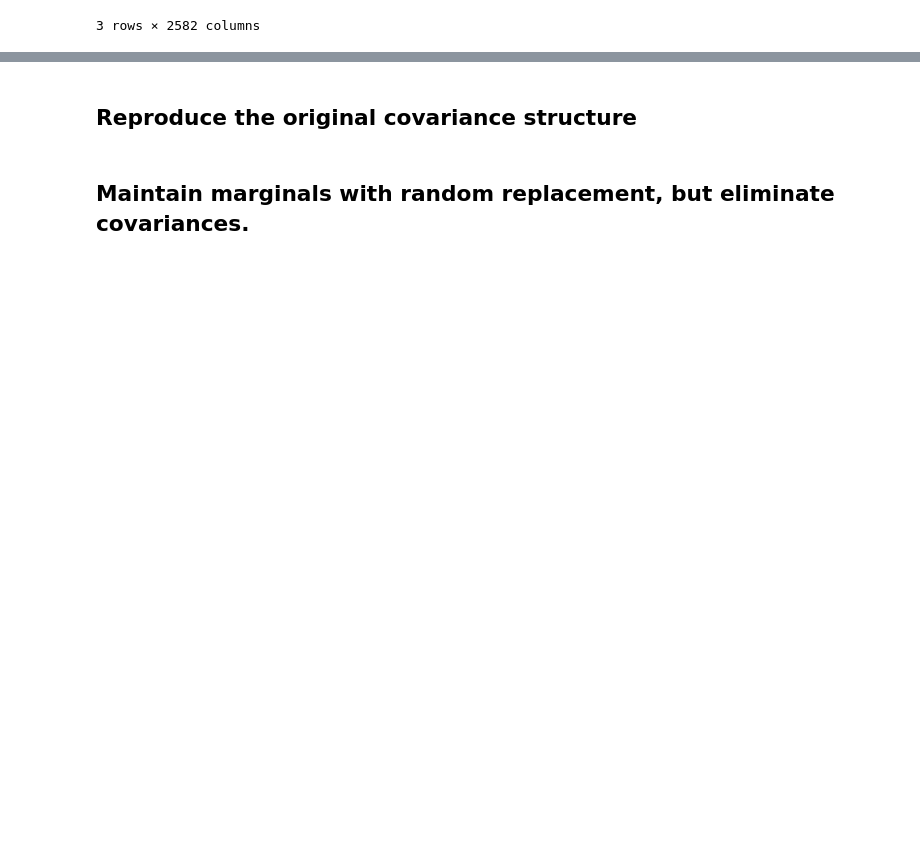
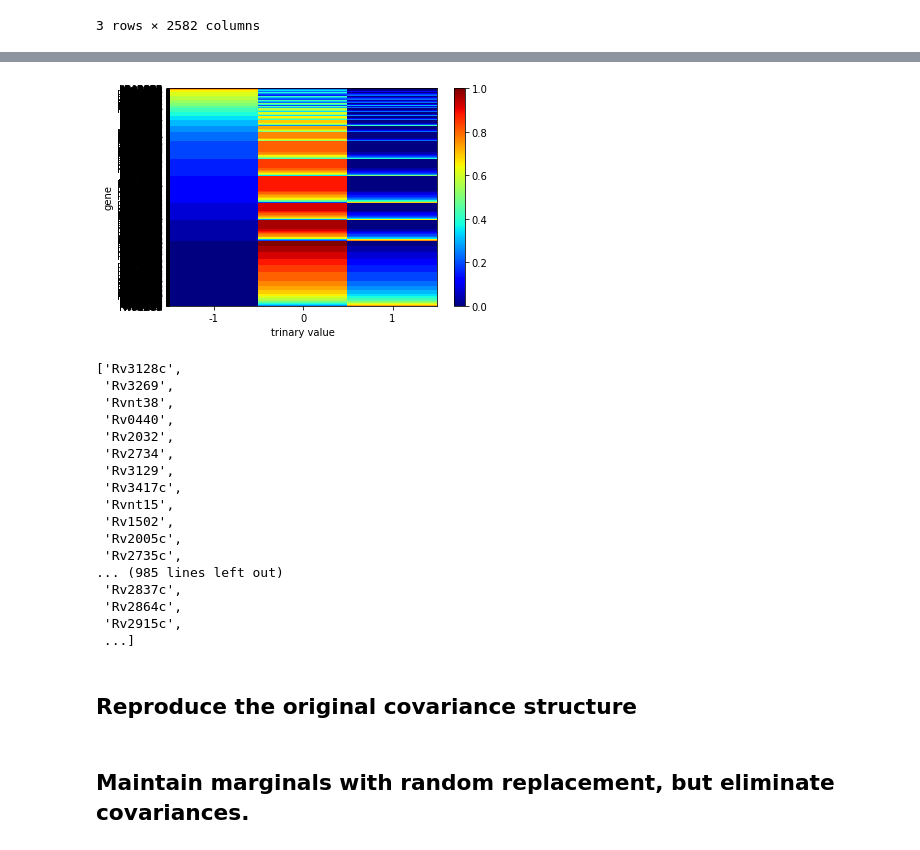
Before and after one commit to uwescience/old_xstate, a Jupyter notebook: notebooks/Evaluate Synthetic Data.ipynb, the cells around one changed output, grey strips where cells are left out. Drawn from its saved outputs; the diff is of its cells as text; code cells hidden in the pictures; blank space fills up the shorter version.

```diff
--- a/notebooks/Evaluate Synthetic Data.ipynb
+++ b/notebooks/Evaluate Synthetic Data.ipynb
@@ -44,3 +48,24 @@ density_raw.df.head()
+# %%
+_ = density_raw.plotMarginals(xlabel="trinary value", ylabel="gene")
+# %% [output]
+[figure, added]
+['Rv3128c',
+ 'Rv3269',
+ 'Rvnt38',
+ 'Rv0440',
+ 'Rv2032',
+ 'Rv2734',
+ 'Rv3129',
+ 'Rv3417c',
+ 'Rvnt15',
+ 'Rv1502',
+ 'Rv2005c',
+ 'Rv2735c',
+... (985 lines left out)
+ 'Rv2837c',
+ 'Rv2864c',
+ 'Rv2915c',
+ ...]
 # %% [markdown]
 ## Reproduce the original covariance structure
 # %% [markdown]
```
Also changed, not shown: parts of 1 cell of this notebook, 3 other files.
